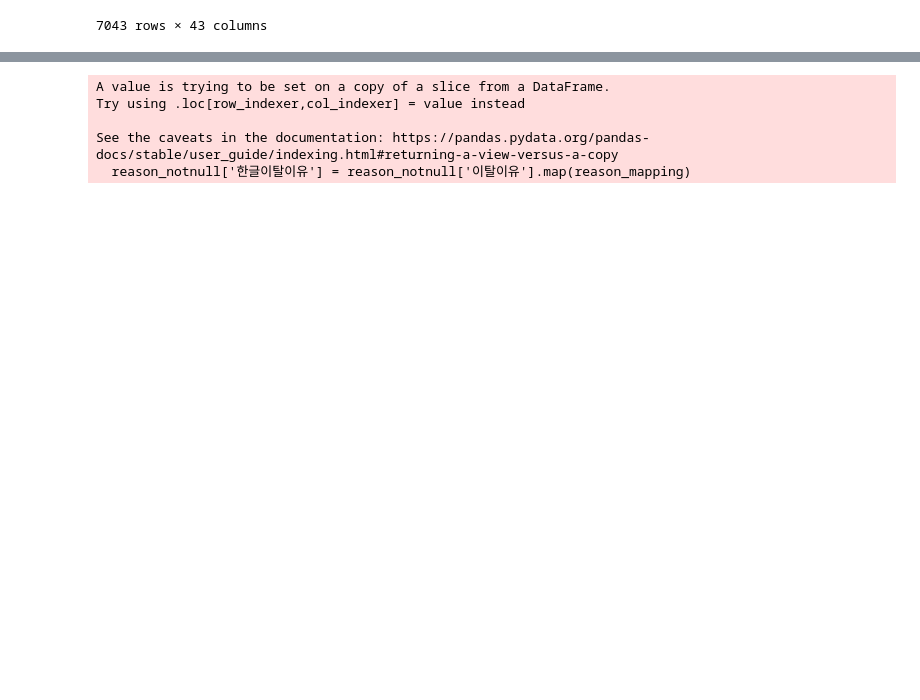
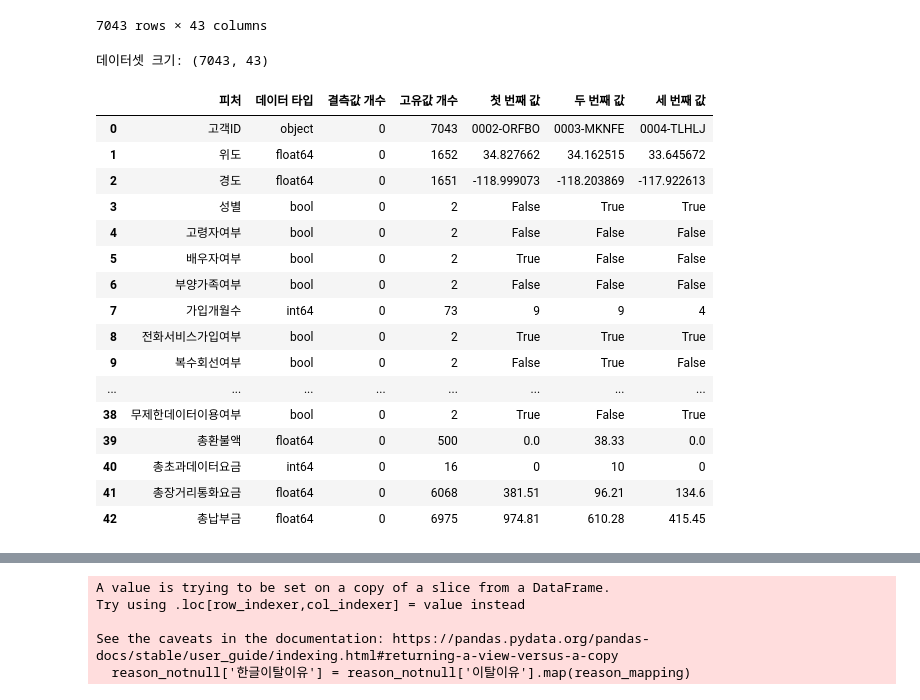
Before and after one commit to Blche/midproject_8, a Jupyter notebook: members/문세희/[전처리완료, 이탈이유분석완료] New_Telco_customer_churn_문세희.ipynb, the cells around one changed output, grey strips where cells are left out. Drawn from its saved outputs; the diff is of its cells as text; code cells hidden in the pictures; blank space fills up the shorter version.

```diff
--- a/members/문세희/[전처리완료, 이탈이유분석완료] New_Telco_customer_churn_문세희.ipynb
+++ b/members/문세희/[전처리완료, 이탈이유분석완료] New_Telco_customer_churn_문세희.ipynb
@@ -497,3 +497,24 @@ reason_merge
 | 7041 | 9993-LHIEB | 33.001813 | -117.263628 | True | False | True | False | 67 | True | False | ... | ... |
 | 7042 | 9995-HOTOH | 39.600599 | -120.636358 | True | False | True | False | 63 | False | False | ... | ... |
 7043 rows × 43 columns
+# %%
+resumetable(reason_merge)
+# %% [output]
+데이터셋 크기: (7043, 43)
+|  | 피처 | 데이터 타입 | 결측값 개수 | 고유값 개수 | 첫 번째 값 | 두 번째 값 | 세 번째 값 |
+| 0 | 고객ID | object | 0 | 7043 | 0002-ORFBO | 0003-MKNFE | 0004-TLHLJ |
+| 1 | 위도 | float64 | 0 | 1652 | 34.827662 | 34.162515 | 33.645672 |
+| 2 | 경도 | float64 | 0 | 1651 | -118.999073 | -118.203869 | -117.922613 |
+| 3 | 성별 | bool | 0 | 2 | False | True | True |
+| 4 | 고령자여부 | bool | 0 | 2 | False | False | False |
+| 5 | 배우자여부 | bool | 0 | 2 | True | False | False |
+| 6 | 부양가족여부 | bool | 0 | 2 | False | False | False |
+| 7 | 가입개월수 | int64 | 0 | 73 | 9 | 9 | 4 |
+| 8 | 전화서비스가입여부 | bool | 0 | 2 | True | True | True |
+| 9 | 복수회선여부 | bool | 0 | 2 | False | True | False |
+| ... | ... | ... | ... | ... | ... | ... | ... |
+| 38 | 무제한데이터이용여부 | bool | 0 | 2 | True | False | True |
+| 39 | 총환불액 | float64 | 0 | 500 | 0.0 | 38.33 | 0.0 |
+| 40 | 총초과데이터요금 | int64 | 0 | 16 | 0 | 10 | 0 |
+| 41 | 총장거리통화요금 | float64 | 0 | 6068 | 381.51 | 96.21 | 134.6 |
+| 42 | 총납부금 | float64 | 0 | 6975 | 974.81 | 610.28 | 415.45 |
```
Also changed, not shown: parts of 2 cells of this notebook, 1 other file.
